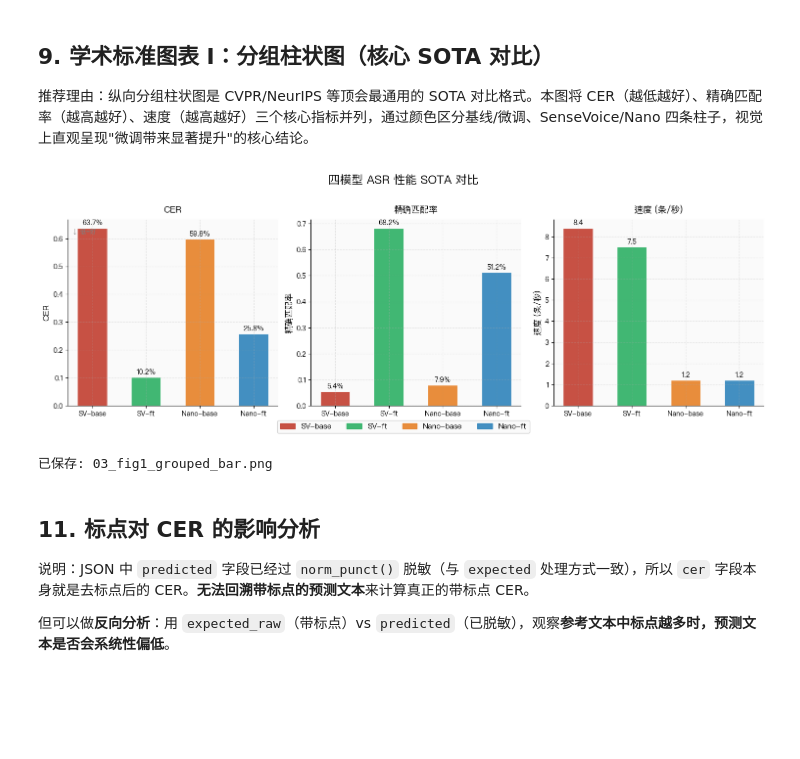
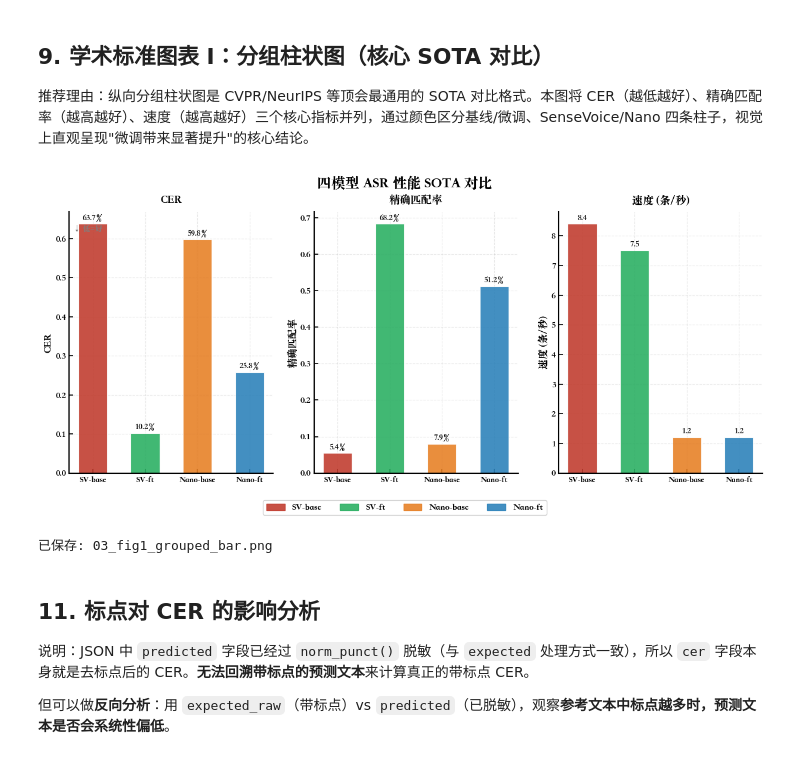
Before and after one commit to xiewencan/whisper-finetune-research, a Jupyter notebook: local/03_analysis.ipynb, the cells around one changed output. Drawn from its saved outputs; the diff is of its cells as text; code cells hidden in the pictures; blank space fills up the shorter version.

```diff
--- a/local/03_analysis.ipynb
+++ b/local/03_analysis.ipynb
@@ -246,6 +290,7 @@ print('已保存: 03_ft_improvement.png')
 # %% [markdown]
 ## 5. 按参考文本长度分组 CER
 # %%
+# 按参考文本长度分组 CER
 def length_group(text):
     n = len(text)
     if n <= 2: return '1-2字'
@@ -267,17 +312,17 @@ for s in samples:
     group_data[g]['Nano-base'].append(s['nano_base_cer'])
     group_data[g]['Nano-ft'].append(s['nano_ft_cer'])
 
-fig, ax = plt.subplots(figsize=(12, 6))
+model_colors = {'SV-base': '#c0392b', 'SV-ft': '#27ae60', 'Nano-base': '#e67e22', 'Nano-ft': '#2980b9'}
+
+fig, ax = plt.subplots(figsize=(12, 6), constrained_layout=True)
 x = np.arange(len(groups))
 width = 0.18
-model_colors = {'SV-base': '#c0392b', 'SV-ft': '#27ae60', 'Nano-base': '#e67e22', 'Nano-ft': '#2980b9'}
 
 for i, (model, color) in enumerate(model_colors.items()):
     means = [np.mean(group_data[g][model]) for g in groups]
     bars = ax.bar(x + i*width, means, width, label=model, color=color, alpha=0.85)
-    # 标注
     for bar, m in zip(bars, means):
-        ax.text(bar.get_x() + bar.get_width()/2, bar.get_height() + 0.005,
+        ax.text(bar.get_x() + bar.get_width()/2, bar.get_height() + 0.015,
                 f'{m:.0%}', ha='center', va='bottom', fontsize=8, fontweight='bold')
 
 ax.set_xlabel('参考文本长度', fontsize=12)
@@ -286,11 +331,11 @@ ax.set_title('按参考文本长度分组的平均 CER', fontsize=14, fontweight
 ax.set_xticks(x + 1.5*width)
 ax.set_xticklabels(groups, fontsize=11)
 ax.legend(fontsize=10)
-ax.set_ylim(0, 0.8)
+ax.set_ylim(0, 1.15)
 ax.grid(axis='y', alpha=0.3)
+fig.patch.set_facecolor('white')
 
-plt.tight_layout()
-plt.savefig(os.path.join(REPORT_DIR, '03_cer_by_length.png'), dpi=150, bbox_inches='tight')
+plt.savefig(os.path.join(REPORT_DIR, '03_cer_by_length.png'), dpi=300, bbox_inches='tight')
 plt.show()
 print('已保存: 03_cer_by_length.png')
 # %% [output]
@@ -299,6 +344,7 @@ print('已保存: 03_cer_by_length.png')
 # %% [markdown]
 ## 6. 四模型一致性分布
 # %%
+# 四模型一致性分布
 def count_correct(s):
     return sum(1 for m in ['sv_base_cer', 'sv_ft_cer', 'nano_base_cer', 'nano_ft_cer'] if s[m] == 0)
 
@@ -307,8 +353,9 @@ for s in samples:
     c = count_correct(s)
     counts[c] += 1
 
-fig, axes = plt.subplots(1, 2, figsize=(13, 5))
-fig.suptitle('四模型预测一致性分析', fontsize=15, fontweight='bold', y=1.02)
+fig, axes = plt.subplots(1, 2, figsize=(13, 5), constrained_layout=True)
+fig.suptitle('四模型预测一致性分析', fontsize=15, fontweight='bold', y=1.01)
+fig.patch.set_facecolor('white')
 
 # 左: 柱状图
 ax1 = axes[0]
@@ -333,8 +380,7 @@ wedges, texts, autotexts = ax2.pie(pie_vals, labels=pie_labels, colors=pie_color
                                    textprops={'fontsize': 10})
 ax2.set_title('占比', fontsize=13, fontweight='bold')
 
-plt.tight_layout()
-plt.savefig(os.path.join(REPORT_DIR, '03_model_agreement.png'), dpi=150, bbox_inches='tight')
+plt.savefig(os.path.join(REPORT_DIR, '03_model_agreement.png'), dpi=300, bbox_inches='tight')
 plt.show()
 print('已保存: 03_model_agreement.png')
 # %% [output]
@@ -446,54 +496,45 @@ ID    参考          SV-base    SV-ft  Nano-base    Nano-ft
 推荐理由：纵向分组柱状图是 CVPR/NeurIPS 等顶会最通用的 SOTA 对比格式。本图将 CER（越低越好）、精确匹配率（越高越好）、速度（越高越好）三个核心指标并列，通过颜色区分基线/微调、SenseVoice/Nano 四条柱子，视觉上直观呈现"微调带来显著提升"的核心结论。
 # %%
 # 学术标准图表 I：分组柱状图（多指标并列）
-# 核心理念：在同一指标内，用颜色区分模型（基线红色系，微调绿色系），X轴为三个指标
-# 风格：白色背景、数据标签在柱子上方、去上/右边框
-
 ordered = ['SV-base', 'SV-ft', 'Nano-base', 'Nano-ft']
 model_colors = {'SV-base': '#c0392b', 'SV-ft': '#27ae60', 'Nano-base': '#e67e22', 'Nano-ft': '#2980b9'}
 
-fig, axes = plt.subplots(1, 3, figsize=(15, 5))
+fig, axes = plt.subplots(1, 3, figsize=(15, 6))
 fig.patch.set_facecolor('white')
-for ax in axes:
-    ax.set_facecolor('#fafafa')
+plt.subplots_adjust(bottom=0.15, top=0.88, hspace=0.4)
 
 metrics = [
-    ('CER', [models_info[n]['cer'] for n in ordered], True),   # 低=好
+    ('CER', [models_info[n]['cer'] for n in ordered], True),
     ('精确匹配率', [models_info[n]['exact_rate'] for n in ordered], False),
     ('速度 (条/秒)', [models_info[n]['speed'] for n in ordered], False),
 ]
 
 for ax, (ylabel, vals, lower_is_better) in zip(axes, metrics):
     bars = ax.bar(range(4), vals, color=[model_colors[n] for n in ordered],
                   alpha=0.88, width=0.55, edgecolor='white', linewidth=0.8)
     ax.set_xticks(range(4))
     ax.set_xticklabels(ordered, fontsize=10, fontweight='bold')
     ax.set_ylabel(ylabel, fontsize=12, fontweight='bold')
     ax.set_title(ylabel, fontsize=13, fontweight='bold', pad=10)
-    ax.spines['top'].set_visible(False)
-    ax.spines['right'].set_visible(False)
     ax.grid(axis='y', alpha=0.25, linestyle='--')
-
     for bar, v in zip(bars, vals):
         label = f'{v:.1%}' if ylabel != '速度 (条/秒)' else f'{v:.1f}'
         ax.text(bar.get_x() + bar.get_width()/2, bar.get_height() + max(vals)*0.01,
                 label, ha='center', va='bottom', fontsize=10, fontweight='bold')
-
     if lower_is_better:
         ax.annotate('↓ 低=好', xy=(0.02, 0.95), xycoords='axes fraction',
                     fontsize=9, color='gray', ha='left', va='top')
 
 handles = [plt.Rectangle((0,0),1,1, color=model_colors[n], alpha=0.88) for n in ordered]
 fig.legend(handles, ordered, loc='lower center', ncol=4, fontsize=11,
-           frameon=True, framealpha=0.9, bbox_to_anchor=(0.5, -0.05))
+           frameon=True, framealpha=0.9, bbox_to_anchor=(0.5, 0.02))
 
-fig.suptitle('四模型 ASR 性能 SOTA 对比', fontsize=17, fontweight='bold', y=1.02)
-plt.tight_layout()
-plt.savefig(os.path.join(REPORT_DIR, '03_fig1_grouped_bar.png'), dpi=200, bbox_inches='tight')
+fig.suptitle('四模型 ASR 性能 SOTA 对比', fontsize=17, fontweight='bold', y=0.98)
+plt.savefig(os.path.join(REPORT_DIR, '03_fig1_grouped_bar.png'), dpi=300, bbox_inches='tight')
 plt.show()
 print('已保存: 03_fig1_grouped_bar.png')
 # %% [output]
-[figure, old version]
+[figure, new version]
 已保存: 03_fig1_grouped_bar.png
 # %% [markdown]
 ## 11. 标点对 CER 的影响分析
```
Also changed, not shown: parts of 11 cells of this notebook, 39 other files.
